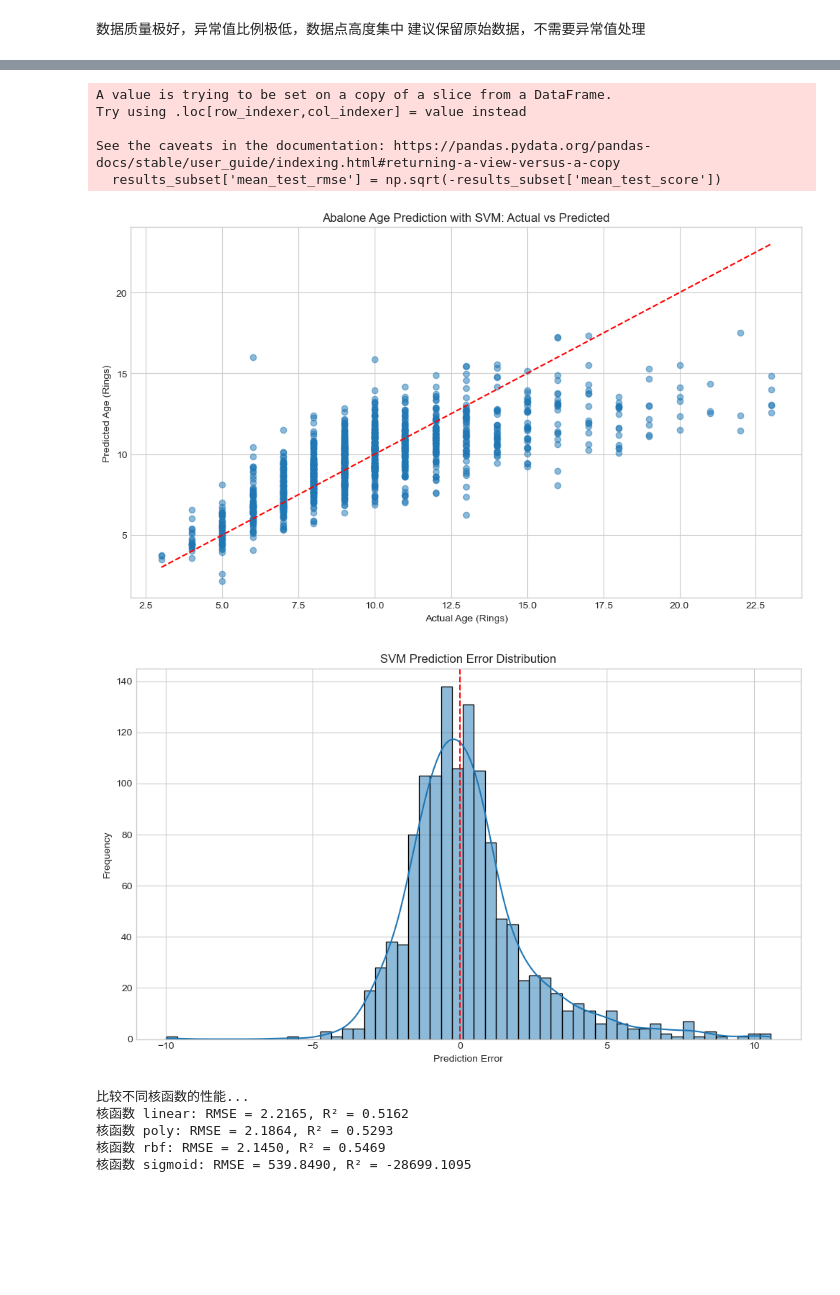
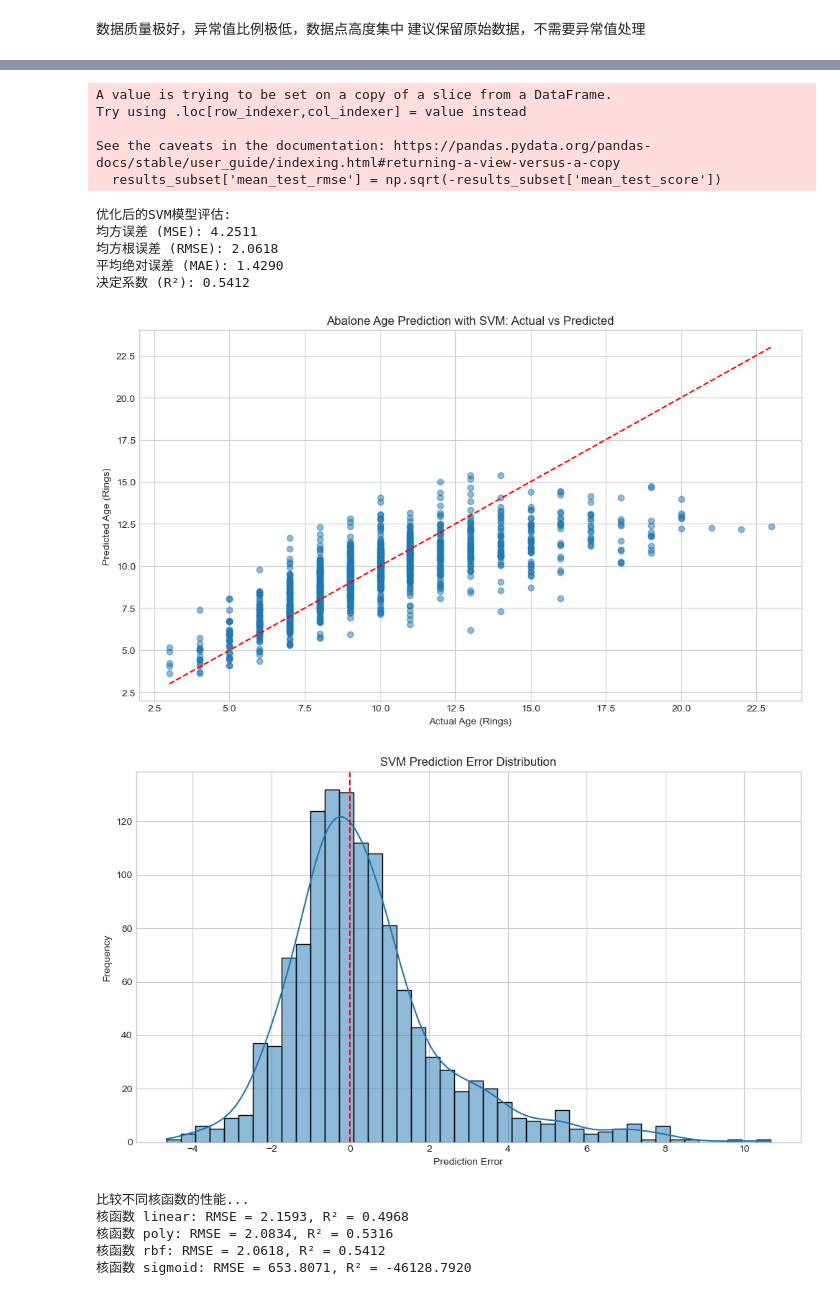
Before and after one commit to WuYujie666/abalone-analysis, a Jupyter notebook: ourAbalone.ipynb, the cells around one changed output, grey strips where cells are left out. Drawn from its saved outputs; the diff is of its cells as text; code cells hidden in the pictures; blank space fills up the shorter version.

```diff
--- a/ourAbalone.ipynb
+++ b/ourAbalone.ipynb
@@ -78,7 +248,7 @@ def preprocess_data(data):
     return data_encoded, numerical_features
 
 # 读取数据
-data = pd.read_csv('abalone.data.csv')
+data = pd.read_csv('abalone_cleaned.csv')
 print(f"原始数据形状: {data.shape}")
 
 # 数据预处理
@@ -749,12 +816,16 @@ import seaborn as sns
 import matplotlib.pyplot as plt
 import numpy as np
 import pandas as pd
+import os
 from sklearn.model_selection import train_test_split, GridSearchCV, cross_val_score
 from sklearn.preprocessing import MinMaxScaler, OneHotEncoder
 from sklearn.svm import SVR
 from sklearn.metrics import mean_squared_error, mean_absolute_error, r2_score
 from sklearn.pipeline import Pipeline
 import joblib
+
+# 创建保存图片的文件夹
+os.makedirs('./figures', exist_ok=True)
 
 # 假设X和y已经定义
 # X_train, X_test, y_train, y_test = train_test_split(X, y, test_size=0.2, random_state=42)
@@ -841,7 +912,7 @@ plt.xlabel('Actual Age (Rings)')
 plt.ylabel('Predicted Age (Rings)')
 plt.title('Abalone Age Prediction with SVM: Actual vs Predicted')
 plt.tight_layout()
-plt.savefig('svm_prediction_results.png')
+plt.savefig('./figures/4_svm_predicted_vs_actual.png', dpi=300, bbox_inches='tight')
 plt.show()
 
 # 9. 预测误差分布 - 使用英文标题和标签
@@ -853,7 +924,7 @@ plt.ylabel('Frequency')
 plt.title('SVM Prediction Error Distribution')
 plt.axvline(x=0, color='r', linestyle='--')
 plt.tight_layout()
-plt.savefig('svm_error_distribution.png')
+plt.savefig('./figures/4_svm_error_distribution.png', dpi=300, bbox_inches='tight')
 plt.show()
 
 # 10. 比较不同核函数的性能
@@ -885,7 +956,7 @@ plt.title('R² by Kernel Type')
 plt.ylabel('R² (higher is better)')
 
 plt.tight_layout()
-plt.savefig('svm_kernel_comparison.png')
+plt.savefig('./figures/4_svm_kernel_comparison.png', dpi=300, bbox_inches='tight')
 plt.show()
 
 # 11. 保存最佳模型
@@ -921,12 +992,17 @@ print(predictions)
 A value is trying to be set on a copy of a slice from a DataFrame.
 Try using .loc[row_indexer,col_indexer] = value instead
 
 See the caveats in the documentation: https://pandas.pydata.org/pandas-docs/stable/user_guide/indexing.html#returning-a-view-versus-a-copy
   results_subset['mean_test_rmse'] = np.sqrt(-results_subset['mean_test_score'])
+优化后的SVM模型评估:
+均方误差 (MSE): 4.2511
+均方根误差 (RMSE): 2.0618
+平均绝对误差 (MAE): 1.4290
+决定系数 (R²): 0.5412
-[figure, old version]
+[figure, new version]
-[figure, old version]
+[figure, new version]
-比较不同核函数的性能...
-核函数 linear: RMSE = 2.2165, R² = 0.5162
-核函数 poly: RMSE = 2.1864, R² = 0.5293
-核函数 rbf: RMSE = 2.1450, R² = 0.5469
-核函数 sigmoid: RMSE = 539.8490, R² = -28699.1095
+比较不同核函数的性能...
+核函数 linear: RMSE = 2.1593, R² = 0.4968
+核函数 poly: RMSE = 2.0834, R² = 0.5316
+核函数 rbf: RMSE = 2.0618, R² = 0.5412
+核函数 sigmoid: RMSE = 653.8071, R² = -46128.7920
```
Also changed, not shown: parts of 9 cells of this notebook, 28 other files.
